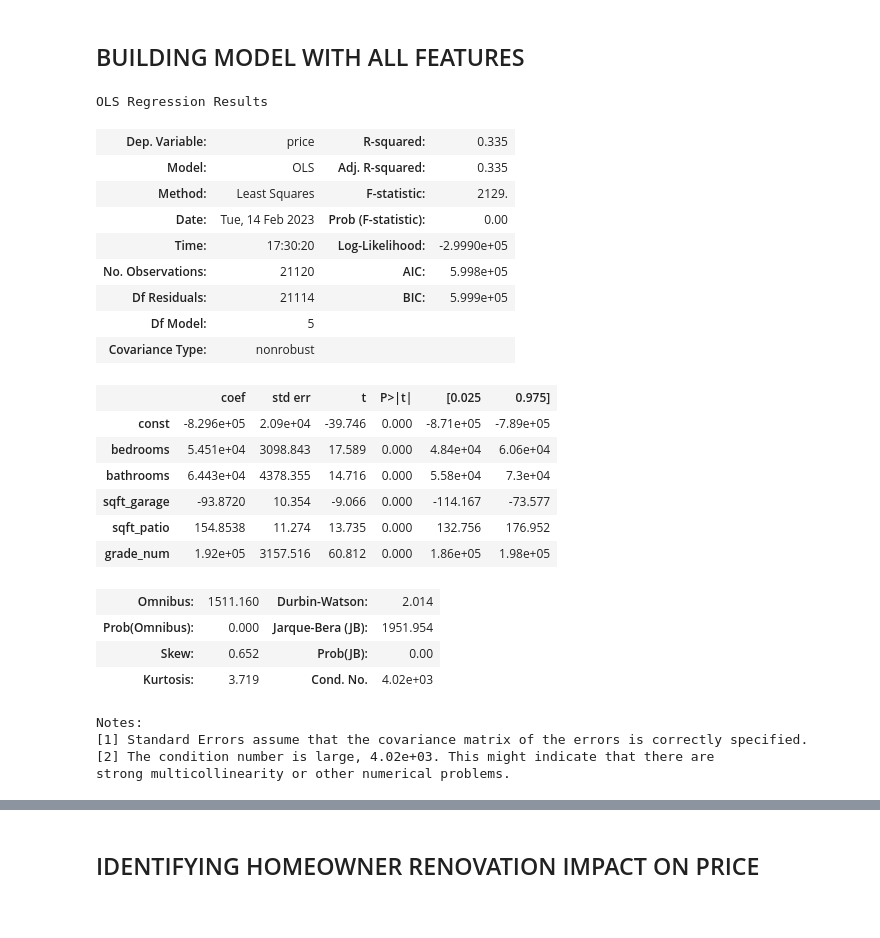
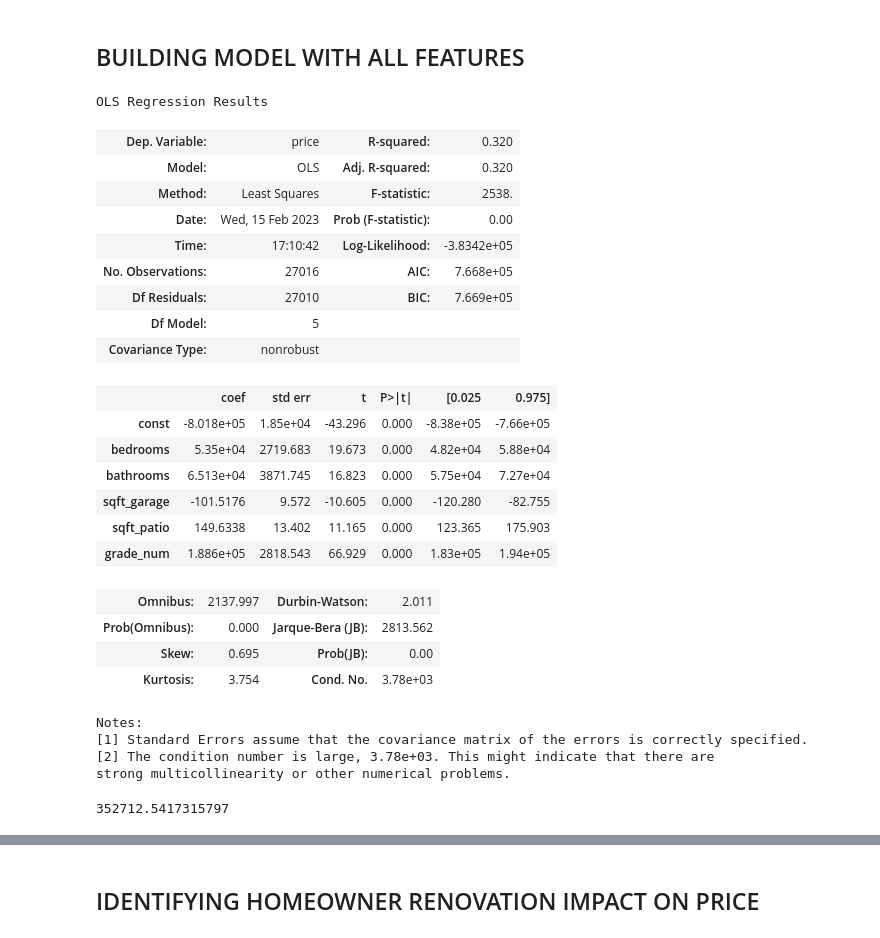
Before and after one commit to russelltblanch1993/PSRproject2, a Jupyter notebook: test_notebook_pas_3.ipynb, the cells around one changed output, grey strips where cells are left out. Saved outputs shown, nothing was run; the diff lists cells and outputs as text; code cells hidden in the pictures.

```diff
--- a/test_notebook_pas_3.ipynb
+++ b/test_notebook_pas_3.ipynb
@@ -114,0 +143,4 @@ df_model_iqr = df_model[(df_model['price'] > lower) & (df_model['price'] < upper
+# %%
+# Removing garages outside the lower and upper bounds
+
+df_iqr_2 = df_iqr_1[(df_iqr_1['sqft_garage'] > lower) & (df_iqr_1['sqft_garage'] < upper)]
@@ -114,0 +164,9 @@ df_model_iqr = df_model[(df_model['price'] > lower) & (df_model['price'] < upper
+# %%
+# Removing patio outliers by setting lower and upper bounds
+
+iqr = (df_iqr_2['sqft_patio'].quantile(0.75) - df_iqr_2['sqft_patio'].quantile(0.25))
+
+upper = df_iqr_2['sqft_patio'].quantile(0.75) + (1.5 * iqr)
+lower = df_iqr_2['sqft_patio'].quantile(0.25) - (1.5 * iqr)
+
+iqr, upper, lower
@@ -115,3 +175,7 @@ df_model_iqr = df_model[(df_model['price'] > lower) & (df_model['price'] < upper
+# %%
+# Removing patios outside the lower and upper bounds
+
+df_model_iqr = df_iqr_2[(df_iqr_2['sqft_patio'] > lower) & (df_iqr_2['sqft_patio'] < upper)]
 # %%
 df_model_iqr.info()
 # %% [output]
@@ -220,7 +284,7 @@ We can see that 'grade_num' has the highest correlation to 'price', followed by
 X = df_model_iqr['grade_num']
 y = df_model_iqr['price']
 
-first_model = sm.OLS(endog=y, exog=sm.add_constant(X)).fit()
+first_model = sm.OLS(y, sm.add_constant(X)).fit()
 first_model.summary()
 # %% [output]
 OLS Regression Results
@@ -262,30 +323,38 @@ for index, col in enumerate(scatterplot_data.columns):
 # %%
 # Create training model with all variables
 
-sm.OLS(y_train, sm.add_constant(X_train)).fit().summary()
+X = df_model_iqr.drop(columns=['price', 'grade'])
+y = df_model_iqr['price']
+
+price_model = sm.OLS(y, sm.add_constant(X)).fit()
+price_model.summary()
 # %% [output]
 OLS Regression Results
-| Dep. Variable: | price | R-squared: | 0.335 |
-| Model: | OLS | Adj. R-squared: | 0.335 |
-| Method: | Least Squares | F-statistic: | 2129. |
-| Date: | Tue, 14 Feb 2023 | Prob (F-statistic): | 0.00 |
-| Time: | 17:30:20 | Log-Likelihood: | -2.9990e+05 |
-| No. Observations: | 21120 | AIC: | 5.998e+05 |
-| Df Residuals: | 21114 | BIC: | 5.999e+05 |
+| Dep. Variable: | price | R-squared: | 0.320 |
+| Model: | OLS | Adj. R-squared: | 0.320 |
+| Method: | Least Squares | F-statistic: | 2538. |
+| Date: | Wed, 15 Feb 2023 | Prob (F-statistic): | 0.00 |
+| Time: | 17:10:42 | Log-Likelihood: | -3.8342e+05 |
+| No. Observations: | 27016 | AIC: | 7.668e+05 |
+| Df Residuals: | 27010 | BIC: | 7.669e+05 |
 | Df Model: | 5 |  |  |
 | Covariance Type: | nonrobust |  |  |
 |  | coef | std err | t | P>|t| | [0.025 | 0.975] |
-| const | -8.296e+05 | 2.09e+04 | -39.746 | 0.000 | -8.71e+05 | -7.89e+05 |
-| bedrooms | 5.451e+04 | 3098.843 | 17.589 | 0.000 | 4.84e+04 | 6.06e+04 |
-| bathrooms | 6.443e+04 | 4378.355 | 14.716 | 0.000 | 5.58e+04 | 7.3e+04 |
-| sqft_garage | -93.8720 | 10.354 | -9.066 | 0.000 | -114.167 | -73.577 |
-| sqft_patio | 154.8538 | 11.274 | 13.735 | 0.000 | 132.756 | 176.952 |
-| grade_num | 1.92e+05 | 3157.516 | 60.812 | 0.000 | 1.86e+05 | 1.98e+05 |
+| const | -8.018e+05 | 1.85e+04 | -43.296 | 0.000 | -8.38e+05 | -7.66e+05 |
+| bedrooms | 5.35e+04 | 2719.683 | 19.673 | 0.000 | 4.82e+04 | 5.88e+04 |
+| bathrooms | 6.513e+04 | 3871.745 | 16.823 | 0.000 | 5.75e+04 | 7.27e+04 |
+| sqft_garage | -101.5176 | 9.572 | -10.605 | 0.000 | -120.280 | -82.755 |
+| sqft_patio | 149.6338 | 13.402 | 11.165 | 0.000 | 123.365 | 175.903 |
+| grade_num | 1.886e+05 | 2818.543 | 66.929 | 0.000 | 1.83e+05 | 1.94e+05 |
-| Omnibus: | 1511.160 | Durbin-Watson: | 2.014 |
-| Prob(Omnibus): | 0.000 | Jarque-Bera (JB): | 1951.954 |
-| Skew: | 0.652 | Prob(JB): | 0.00 |
-| Kurtosis: | 3.719 | Cond. No. | 4.02e+03 |
+| Omnibus: | 2137.997 | Durbin-Watson: | 2.011 |
+| Prob(Omnibus): | 0.000 | Jarque-Bera (JB): | 2813.562 |
+| Skew: | 0.695 | Prob(JB): | 0.00 |
+| Kurtosis: | 3.754 | Cond. No. | 3.78e+03 |
 Notes:
 [1] Standard Errors assume that the covariance matrix of the errors is correctly specified.
-[2] The condition number is large, 4.02e+03. This might indicate that there are
+[2] The condition number is large, 3.78e+03. This might indicate that there are
 strong multicollinearity or other numerical problems.
+# %%
+np.sqrt(price_model.mse_resid)
+# %% [output]
+352712.5417315797
```
Also changed, not shown: parts of 36 cells of this notebook.
